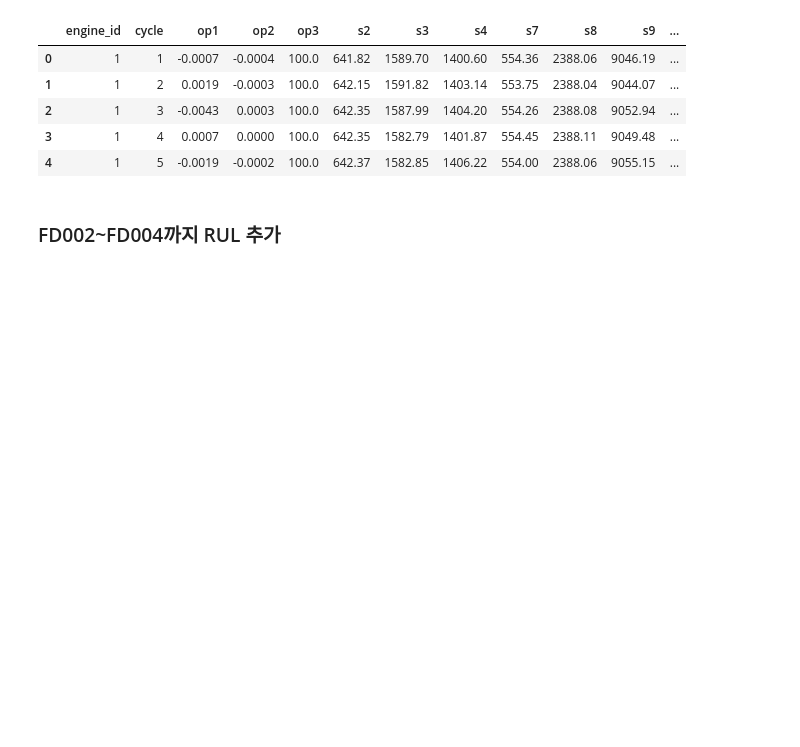
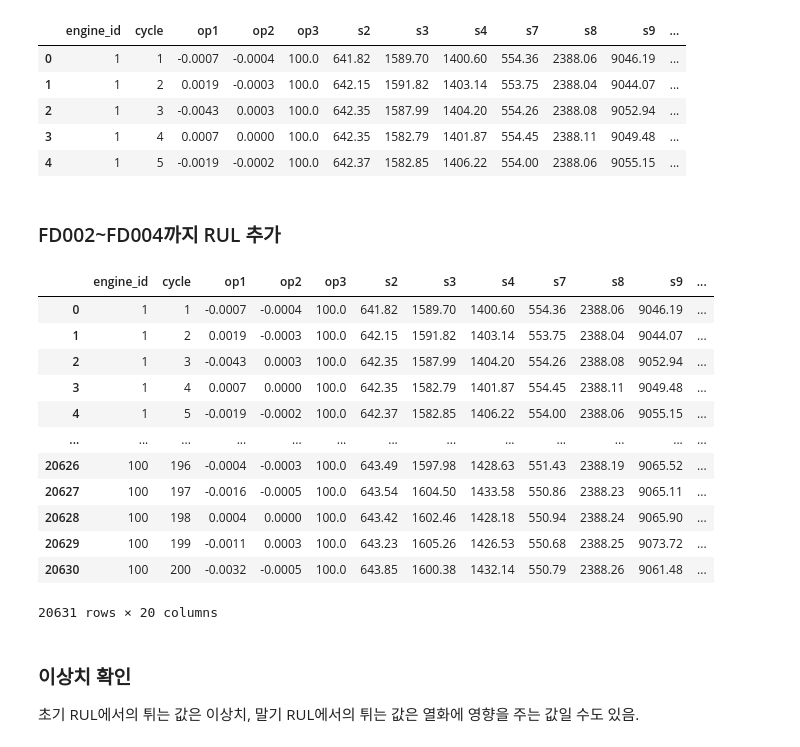
Before and after one commit to poly9010/C-MAPSS-Fleet-RUL-Monitoring-System, a Jupyter notebook: notebooks/(1)데이터이해.ipynb, the cells around one changed output. Cells and saved outputs as stored; diff of their text form; code cells hidden in the pictures; blank space fills up the shorter version.

```diff
--- a/notebooks/(1)데이터이해.ipynb
+++ b/notebooks/(1)데이터이해.ipynb
@@ -237,3 +237,23 @@ train4_cycle_max = train4.groupby('engine_id')['cycle'].transform(max)
 train2['RUL'] = train2_cycle_max - train2['cycle']
 train3['RUL'] = train3_cycle_max - train3['cycle']
 train4['RUL'] = train4_cycle_max - train4['cycle']
+# %%
+train1
+# %% [output]
+|  | engine_id | cycle | op1 | op2 | op3 | s2 | s3 | s4 | s7 | s8 | s9 | ... |
+| 0 | 1 | 1 | -0.0007 | -0.0004 | 100.0 | 641.82 | 1589.70 | 1400.60 | 554.36 | 2388.06 | 9046.19 | ... |
+| 1 | 1 | 2 | 0.0019 | -0.0003 | 100.0 | 642.15 | 1591.82 | 1403.14 | 553.75 | 2388.04 | 9044.07 | ... |
+| 2 | 1 | 3 | -0.0043 | 0.0003 | 100.0 | 642.35 | 1587.99 | 1404.20 | 554.26 | 2388.08 | 9052.94 | ... |
+| 3 | 1 | 4 | 0.0007 | 0.0000 | 100.0 | 642.35 | 1582.79 | 1401.87 | 554.45 | 2388.11 | 9049.48 | ... |
+| 4 | 1 | 5 | -0.0019 | -0.0002 | 100.0 | 642.37 | 1582.85 | 1406.22 | 554.00 | 2388.06 | 9055.15 | ... |
+| ... | ... | ... | ... | ... | ... | ... | ... | ... | ... | ... | ... | ... |
+| 20626 | 100 | 196 | -0.0004 | -0.0003 | 100.0 | 643.49 | 1597.98 | 1428.63 | 551.43 | 2388.19 | 9065.52 | ... |
+| 20627 | 100 | 197 | -0.0016 | -0.0005 | 100.0 | 643.54 | 1604.50 | 1433.58 | 550.86 | 2388.23 | 9065.11 | ... |
+| 20628 | 100 | 198 | 0.0004 | 0.0000 | 100.0 | 643.42 | 1602.46 | 1428.18 | 550.94 | 2388.24 | 9065.90 | ... |
+| 20629 | 100 | 199 | -0.0011 | 0.0003 | 100.0 | 643.23 | 1605.26 | 1426.53 | 550.68 | 2388.25 | 9073.72 | ... |
+| 20630 | 100 | 200 | -0.0032 | -0.0005 | 100.0 | 643.85 | 1600.38 | 1432.14 | 550.79 | 2388.26 | 9061.48 | ... |
+20631 rows × 20 columns
+# %% [markdown]
+### 이상치 확인
+
+초기 RUL에서의 튀는 값은 이상치, 말기 RUL에서의 튀는 값은 열화에 영향을 주는 값일 수도 있음.
```
